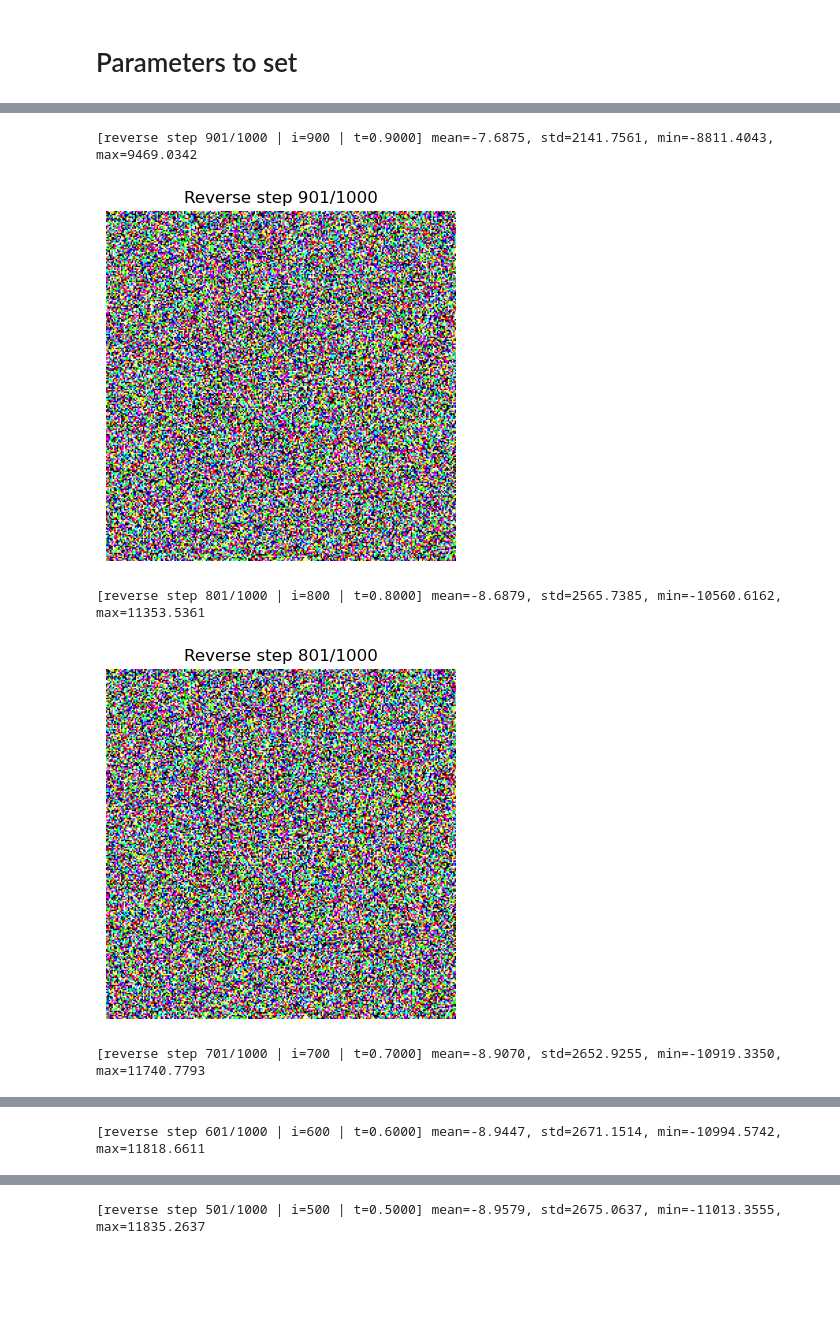
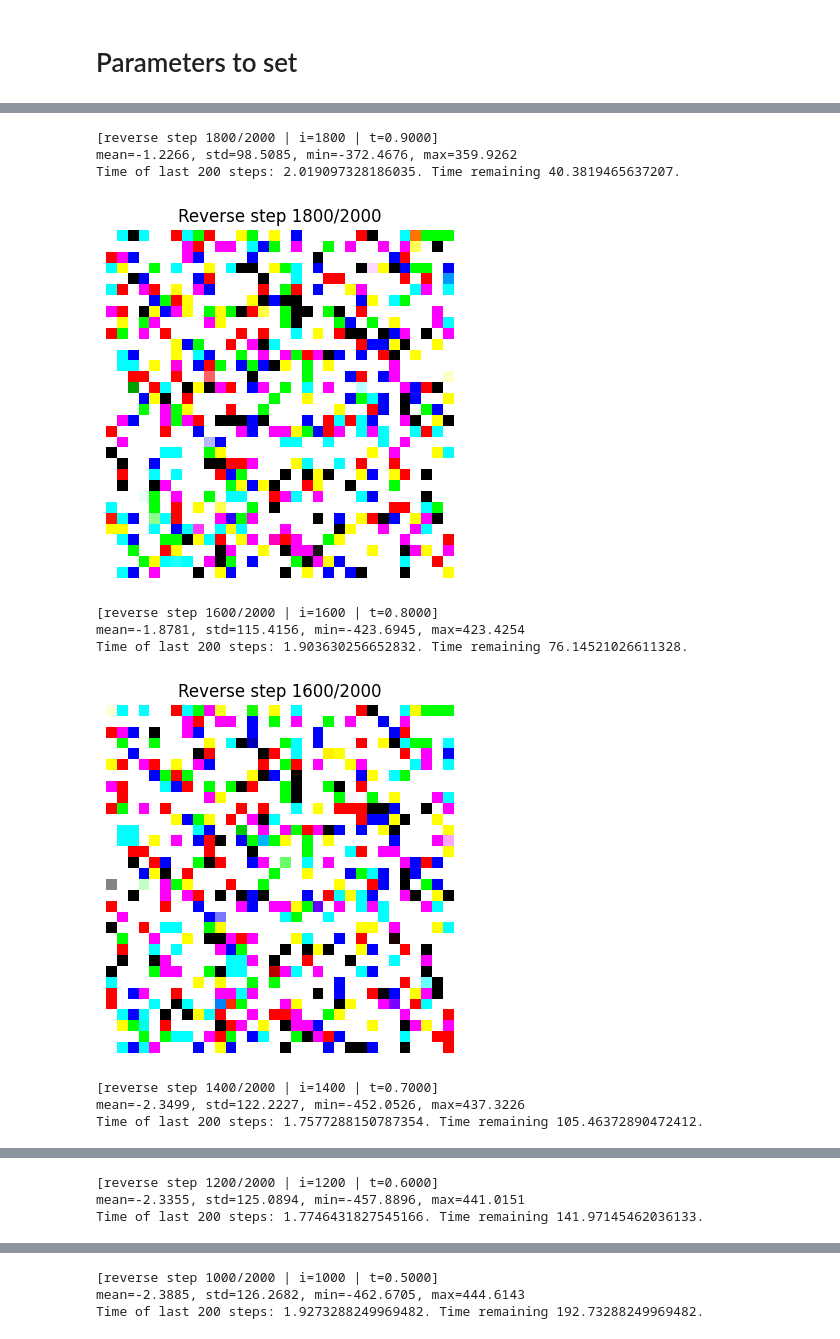
Before and after one commit to zimmy11/Hands-on-Generative-AI, a Jupyter notebook: notebooks/WIP_Reverse_Test.ipynb, the cells around one changed output, grey strips where cells are left out. Saved outputs shown, nothing was run; the diff lists cells and outputs as text; code cells hidden in the pictures; blank space fills up the shorter version.

```diff
--- a/notebooks/WIP_Reverse_Test.ipynb
+++ b/notebooks/WIP_Reverse_Test.ipynb
@@ -16,12 +16,14 @@ import numpy as np
 # %%
 # Set the following parameters
 sde_type = "ve"
-num_steps = 1000
+num_steps = 2000
 batch_size = 1
+VAE_SCALE_FACTOR = 0.18215
 
 cfg = {
     "sde_type": sde_type,
-    "N": num_steps
+    "N": num_steps,
+    "vae_scale_factor" : VAE_SCALE_FACTOR
 }
 # %%
 # Importing project packages
@@ -88,0 +83,7 @@ UNet2DModel(
+# %%
+device = torch.device("cuda" if torch.cuda.is_available() else "cpu")
+print(f"Using device: {device}")
+
+# Instantiate the REAL Unet model from unet_model.py
+print("Instantiating UNet model...")
+model = UNet().to(device)
@@ -100,15 +175,21 @@ def model_fn(x, t):
 # %%
 # 3. Run Sampling (Fixes the AttributeError via the class update)
 samples = diffusion.reverse_process(
     model=model_fn,              # Pass the wrapper!
-    shape=(batch_size, 3, 256, 256),
+    shape=(batch_size, 4, 32, 32),
     num_steps=cfg.get('N', 1000),
     probability_flow=False,
     device=device                # Pass device explicitly
 )
 # %% [output]
-[reverse step 901/1000 | i=900 | t=0.9000] mean=-7.6875, std=2141.7561, min=-8811.4043, max=9469.0342
+[reverse step 1800/2000 | i=1800 | t=0.9000]
+mean=-1.2266, std=98.5085, min=-372.4676, max=359.9262
+Time of last 200 steps: 2.019097328186035. Time remaining 40.3819465637207.
-[figure, old version]
+[figure, new version]
-[reverse step 801/1000 | i=800 | t=0.8000] mean=-8.6879, std=2565.7385, min=-10560.6162, max=11353.5361
+[reverse step 1600/2000 | i=1600 | t=0.8000]
+mean=-1.8781, std=115.4156, min=-423.6945, max=423.4254
+Time of last 200 steps: 1.903630256652832. Time remaining 76.14521026611328.
-[figure, old version]
+[figure, new version]
-[reverse step 701/1000 | i=700 | t=0.7000] mean=-8.9070, std=2652.9255, min=-10919.3350, max=11740.7793
+[reverse step 1400/2000 | i=1400 | t=0.7000]
+mean=-2.3499, std=122.2227, min=-452.0526, max=437.3226
+Time of last 200 steps: 1.7577288150787354. Time remaining 105.46372890472412.
@@ -116 +197,3 @@ samples = diffusion.reverse_process(
-[reverse step 601/1000 | i=600 | t=0.6000] mean=-8.9447, std=2671.1514, min=-10994.5742, max=11818.6611
+[reverse step 1200/2000 | i=1200 | t=0.6000]
+mean=-2.3355, std=125.0894, min=-457.8896, max=441.0151
+Time of last 200 steps: 1.7746431827545166. Time remaining 141.97145462036133.
@@ -118 +201,3 @@ samples = diffusion.reverse_process(
-[reverse step 501/1000 | i=500 | t=0.5000] mean=-8.9579, std=2675.0637, min=-11013.3555, max=11835.2637
+[reverse step 1000/2000 | i=1000 | t=0.5000]
+mean=-2.3885, std=126.2682, min=-462.6705, max=444.6143
+Time of last 200 steps: 1.9273288249969482. Time remaining 192.73288249969482.
```
Also changed, not shown: parts of 15 cells of this notebook, 11 other files.
